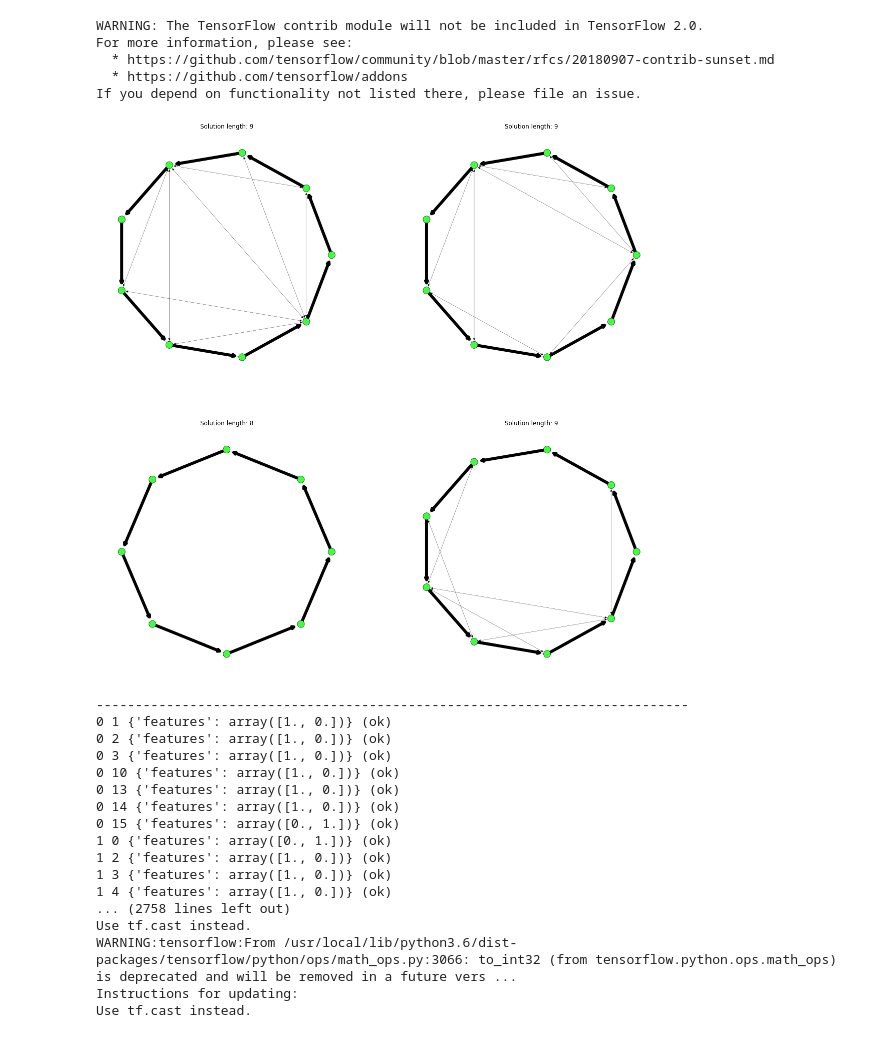
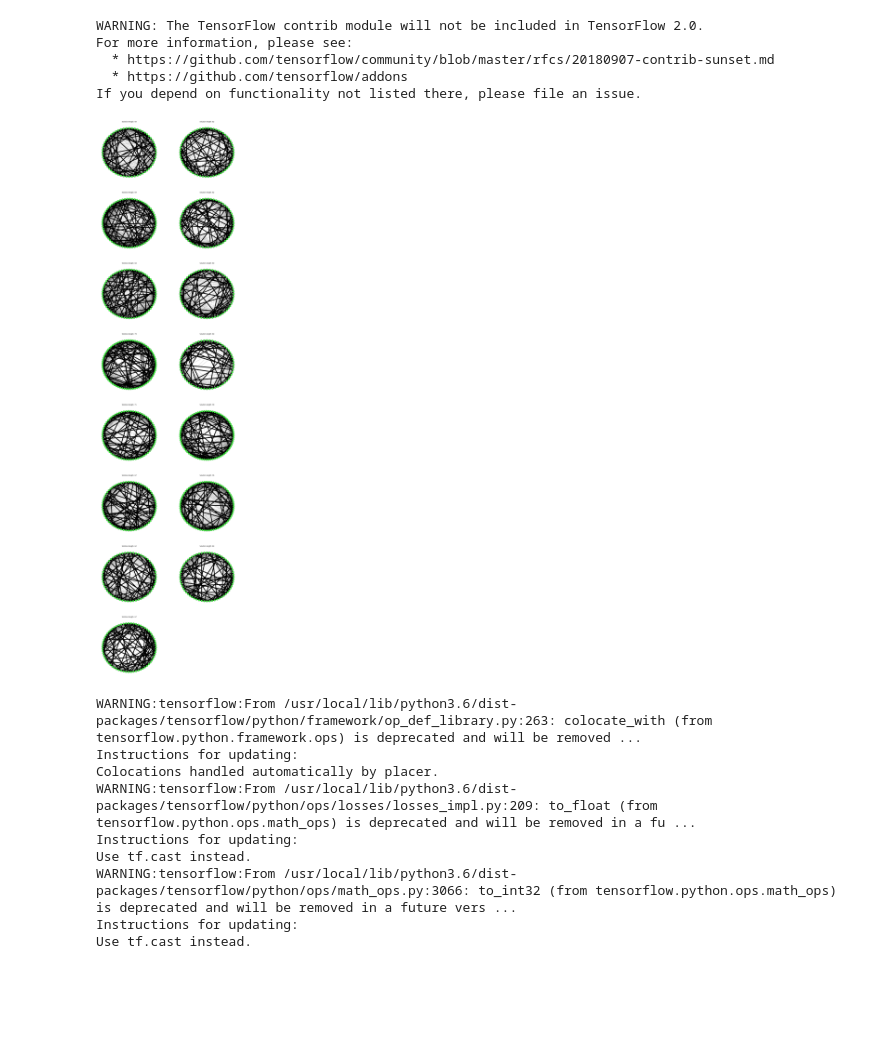
Before and after one commit to LRacoci/permutation-graphml, a Jupyter notebook: exploration/hamiltonian/hamiltonian_path.ipynb, the cells around one changed output. Cells and saved outputs as stored; diff of their text form; code cells hidden in the pictures; blank space fills up the shorter version.

```diff
--- a/exploration/hamiltonian/hamiltonian_path.ipynb
+++ b/exploration/hamiltonian/hamiltonian_path.ipynb
@@ -137,7 +140,7 @@ def generate_raw_graph(
     geo_density=None,
     node_rate=1.0,
     min_length=1,
-    seed=0
+    permute=False
 ):
     """Creates a connected graph.
 
@@ -182,7 +185,7 @@ def generate_raw_graph(
 
     cycle_graph = nx.DiGraph()
     nodes = np.array(geo_graph.nodes())
-    #rand.shuffle(nodes)
+    rand.shuffle(nodes)
     nodes = list(nodes)
     cycle_graph.add_cycle(nodes)
 
@@ -202,14 +205,14 @@ def generate_raw_graph(
 
     for u, v in graph.edges():
         graph[u][v][DISTANCE_WEIGHT_NAME] = rand.random_sample()
-    if seed != 0:
-        perm = np.random.permutation(len(graph))
-        graph = nx.relabel_nodes(graph, mapping={i: p for i,p in enumerate(perm)})
+
+    if permute:
+        graph = nx.relabel_nodes(graph, mapping={i: p for i,p in enumerate(np.random.permutation(len(graph)))})
 
     return graph
 
-def generate_raw_graphs(rand, num_examples, min_max_nodes, geo_density, seed=0):
-    return [generate_raw_graph(rand, min_max_nodes, geo_density=geo_density, seed = seed) for _ in range(num_examples)]
+def generate_raw_graphs(rand, num_examples, min_max_nodes, geo_density, permute=False):
+    return [generate_raw_graph(rand, min_max_nodes, geo_density=geo_density, permute = permute) for _ in range(num_examples)]
 # %%
 #@title Graph Plot Helper Class  { form-width: "30%" }
 
@@ -495,11 +498,11 @@ solution_edge_style = "solid" #@param ["solid", "dashed", "dotted", "dashdot"]
 seed = 5  #@param{type: 'integer'}
 rand = np.random.RandomState(seed=seed)
 
-num_examples = 4  #@param{type: 'integer'}
+num_examples = 15  #@param{type: 'integer'}
 
 
-min_nodes = 8 #@param {type:"slider", min:4, max:64, step:1}
-max_nodes = 10 #@param {type:"slider", min:4, max:64, step:1}
+min_nodes = 57 #@param {type:"slider", min:4, max:256, step:1}
+max_nodes = 83 #@param {type:"slider", min:4, max:256, step:1}
 
 theta = 7.1  #@param{type:"slider", min:0.1, max:64, step:1}
 #@markdown Large values (1000+) make trees. Try 20-60 for good non-trees.
@@ -512,31 +515,31 @@ min_max_nodes = (min_nodes, max_nodes)
 graphs = generate_raw_graphs(
     rand,
     num_examples,
     min_max_nodes,
     theta
 )
 
 num = min(num_examples, 16)
 size = horizontal_length/graphs_per_column
 w = graphs_per_column
 h = int(np.ceil(num / w))
 fig = plt.figure(40, figsize=(w * size, h * size))
 fig.clf()
 for j, graph in enumerate(graphs):
     ax = fig.add_subplot(h, w, j + 1)
     plotter = GraphPlotter(ax, graph)
     plotter.draw_graph_with_solution(
         node_size=node_size,
         node_color=node_color,
         node_linewidth=node_linewidth,
         start_color=start_color,
         end_color=end_color,
         edge_width=edge_width,
         edge_style=edge_style,
         solution_node_color=solution_node_color,
         solution_node_linewidth=solution_node_linewidth,
         solution_edge_width=solution_edge_width,
         solution_edge_style=solution_edge_style
     )
 # %% [output]
-[figure, old version]
+[figure, new version]
@@ -736,8 +858,7 @@ def make_all_runnable_in_session(*args):
 
 tf.reset_default_graph()
 
-seed = 2
-rand = np.random.RandomState(seed=seed)
+rand = np.random.RandomState(seed=SEED)
 
 # Model parameters.
 # Number of processing (message-passing) steps.
@@ -746,21 +867,17 @@ num_processing_steps_ge = 10
 
 # Data / training parameters.
 num_training_iterations = 10000
-theta = 20  # Large values (1000+) make trees. Try 20-60 for good non-trees.
-batch_size_tr = 32
+theta = 60  # Large values (1000+) make trees. Try 20-60 for good non-trees.
+batch_size_tr = 5
 batch_size_ge = 100
 # Number of nodes per graph sampled uniformly from this range.
-num_nodes_min_max_tr = (8, 17)
-num_nodes_min_max_ge = (16, 33)
+num_nodes_min_max_tr = (16, 33) #(32, 65)
+num_nodes_min_max_ge = (32, 65) #(64, 129)
 
 # Data.
 # Input and target placeholders.
-input_ph, target_ph = create_placeholders(
-    rand,
-    batch_size_tr,
-    num_nodes_min_max_tr,
-    theta
-)
+raw_graphs = generate_raw_graphs(rand, num_examples, num_nodes_min_max_tr, theta)
+input_ph, target_ph = create_placeholders(raw_graphs)
 
 # Connect the data to the model.
 # Instantiate the model.
@@ -785,19 +902,11 @@ step_op = optimizer.minimize(loss_op_tr)
 # Lets an iterable of TF graphs be output from a session as NP graphs.
 input_ph, target_ph = make_all_runnable_in_session(input_ph, target_ph)
 # %% [output]
-----------------------------------------------------------------------------
-0 1 {'features': array([1., 0.])} (ok)
-0 2 {'features': array([1., 0.])} (ok)
-0 3 {'features': array([1., 0.])} (ok)
-0 10 {'features': array([1., 0.])} (ok)
-0 13 {'features': array([1., 0.])} (ok)
-0 14 {'features': array([1., 0.])} (ok)
-0 15 {'features': array([0., 1.])} (ok)
-1 0 {'features': array([0., 1.])} (ok)
-1 2 {'features': array([1., 0.])} (ok)
-1 3 {'features': array([1., 0.])} (ok)
-1 4 {'features': array([1., 0.])} (ok)
-... (2758 lines left out)
+WARNING:tensorflow:From /usr/local/lib/python3.6/dist-packages/tensorflow/python/framework/op_def_library.py:263: colocate_with (from tensorflow.python.framework.ops) is deprecated and will be removed ...
+Instructions for updating:
+Colocations handled automatically by placer.
+WARNING:tensorflow:From /usr/local/lib/python3.6/dist-packages/tensorflow/python/ops/losses/losses_impl.py:209: to_float (from tensorflow.python.ops.math_ops) is deprecated and will be removed in a fu ...
+Instructions for updating:
 Use tf.cast instead.
 WARNING:tensorflow:From /usr/local/lib/python3.6/dist-packages/tensorflow/python/ops/math_ops.py:3066: to_int32 (from tensorflow.python.ops.math_ops) is deprecated and will be removed in a future vers ...
 Instructions for updating:
```
Also changed, not shown: parts of 6 cells of this notebook, 1 other file.
